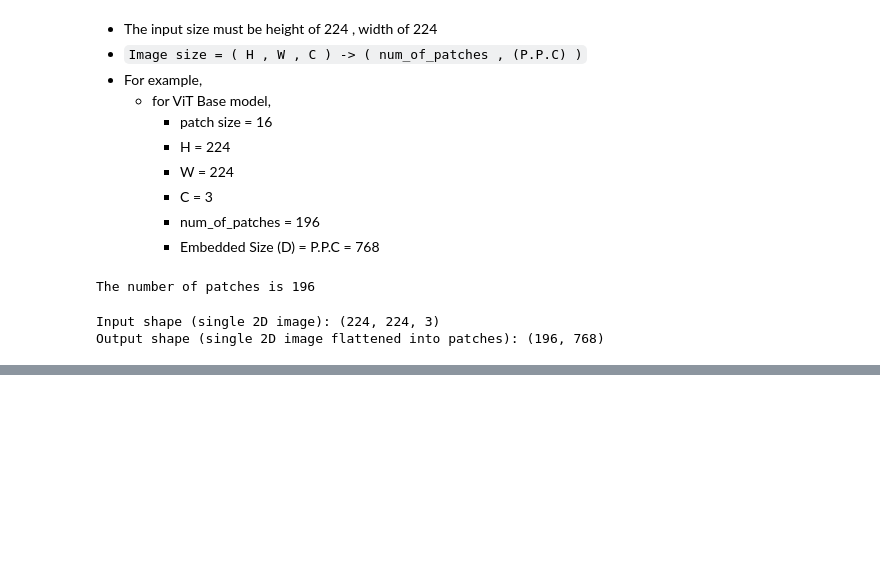
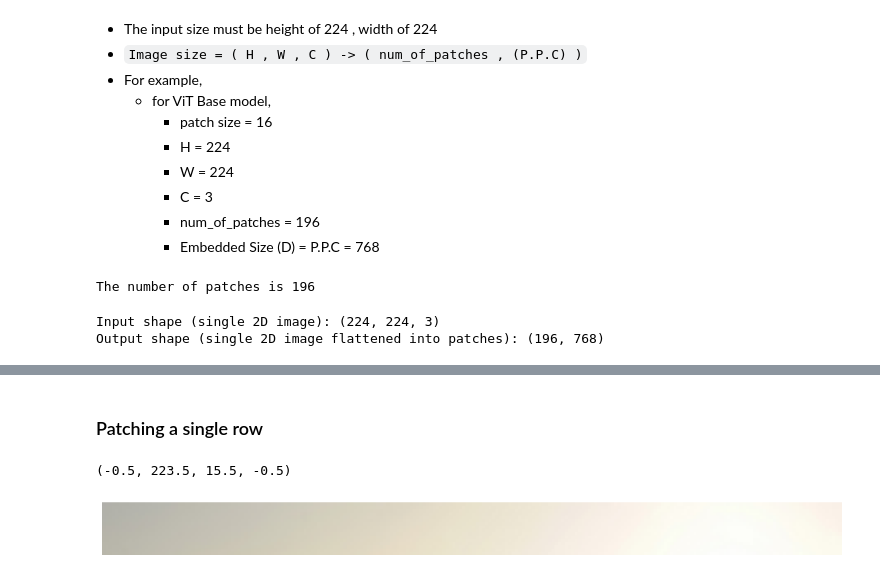
Before and after one commit to JaiSuryaPrabu/deep_learning, a Jupyter notebook: 4_Paper_Replication.ipynb, the cells around one changed output, grey strips where cells are left out. Cells and saved outputs as stored; diff of their text form; code cells hidden in the pictures; blank space fills up the shorter version.

```diff
--- a/4_Paper_Replication.ipynb
+++ b/4_Paper_Replication.ipynb
@@ -143,0 +182,12 @@ Output (1D)      -> (196,768)   -> $N . (P^2.C)$
+# %% [markdown]
+### Patching a single row
+# %%
+# visualizing the top row
+permuted_image = image_tensor.permute(1,2,0)
+patch_size = 16
+plt.figure(figsize=(patch_size,patch_size))
+plt.imshow(permuted_image[:patch_size,:,:])
+plt.axis(False)
+# %% [output]
+(-0.5, 223.5, 15.5, -0.5)
+[figure, added]
```
Also changed, not shown: parts of 12 cells of this notebook.
